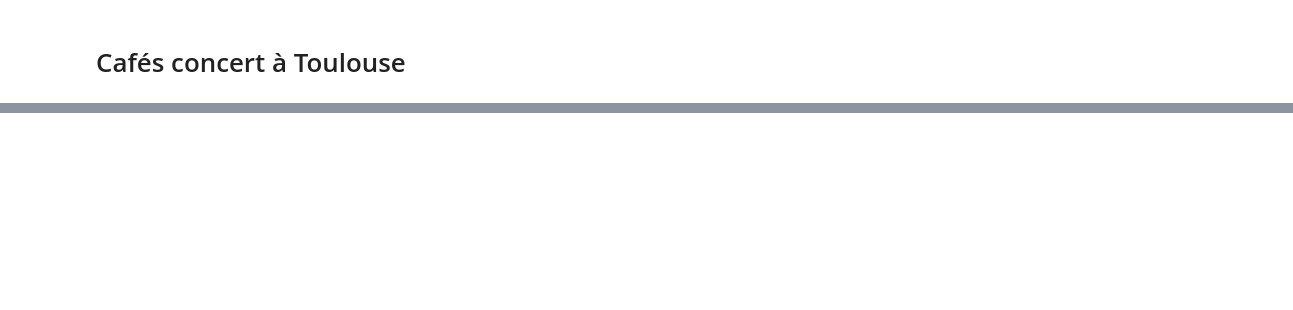
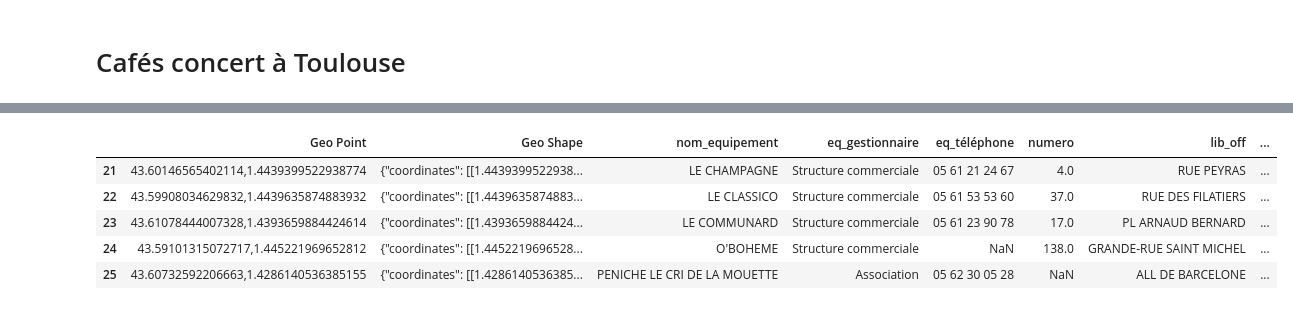
Before and after one commit to matthcol/python202211bases, a Jupyter notebook: cafeConcerts.ipynb, the cells around one changed output, grey strips where cells are left out. Drawn from its saved outputs; the diff is of its cells as text; code cells hidden in the pictures; blank space fills up the shorter version.

```diff
--- a/cafeConcerts.ipynb
+++ b/cafeConcerts.ipynb
@@ -27,0 +63,9 @@ coffees
+# %%
+coffees.tail(5)
+# %% [output]
+|  | Geo Point | Geo Shape | nom_equipement | eq_gestionnaire | eq_téléphone | numero | lib_off | ... |
+| 21 | 43.60146565402114,1.4439399522938774 | {"coordinates": [[1.4439399522938... | LE CHAMPAGNE | Structure commerciale | 05 61 21 24 67 | 4.0 | RUE PEYRAS | ... |
+| 22 | 43.59908034629832,1.4439635874883932 | {"coordinates": [[1.4439635874883... | LE CLASSICO | Structure commerciale | 05 61 53 53 60 | 37.0 | RUE DES FILATIERS | ... |
+| 23 | 43.61078444007328,1.4393659884424614 | {"coordinates": [[1.4393659884424... | LE COMMUNARD | Structure commerciale | 05 61 23 90 78 | 17.0 | PL ARNAUD BERNARD | ... |
+| 24 | 43.59101315072717,1.445221969652812 | {"coordinates": [[1.4452219696528... | O'BOHEME | Structure commerciale | NaN | 138.0 | GRANDE-RUE SAINT MICHEL | ... |
+| 25 | 43.60732592206663,1.4286140536385155 | {"coordinates": [[1.4286140536385... | PENICHE LE CRI DE LA MOUETTE | Association | 05 62 30 05 28 | NaN | ALL DE BARCELONE | ... |
```
Also changed, not shown: parts of 24 cells of this notebook, 2 other files.
